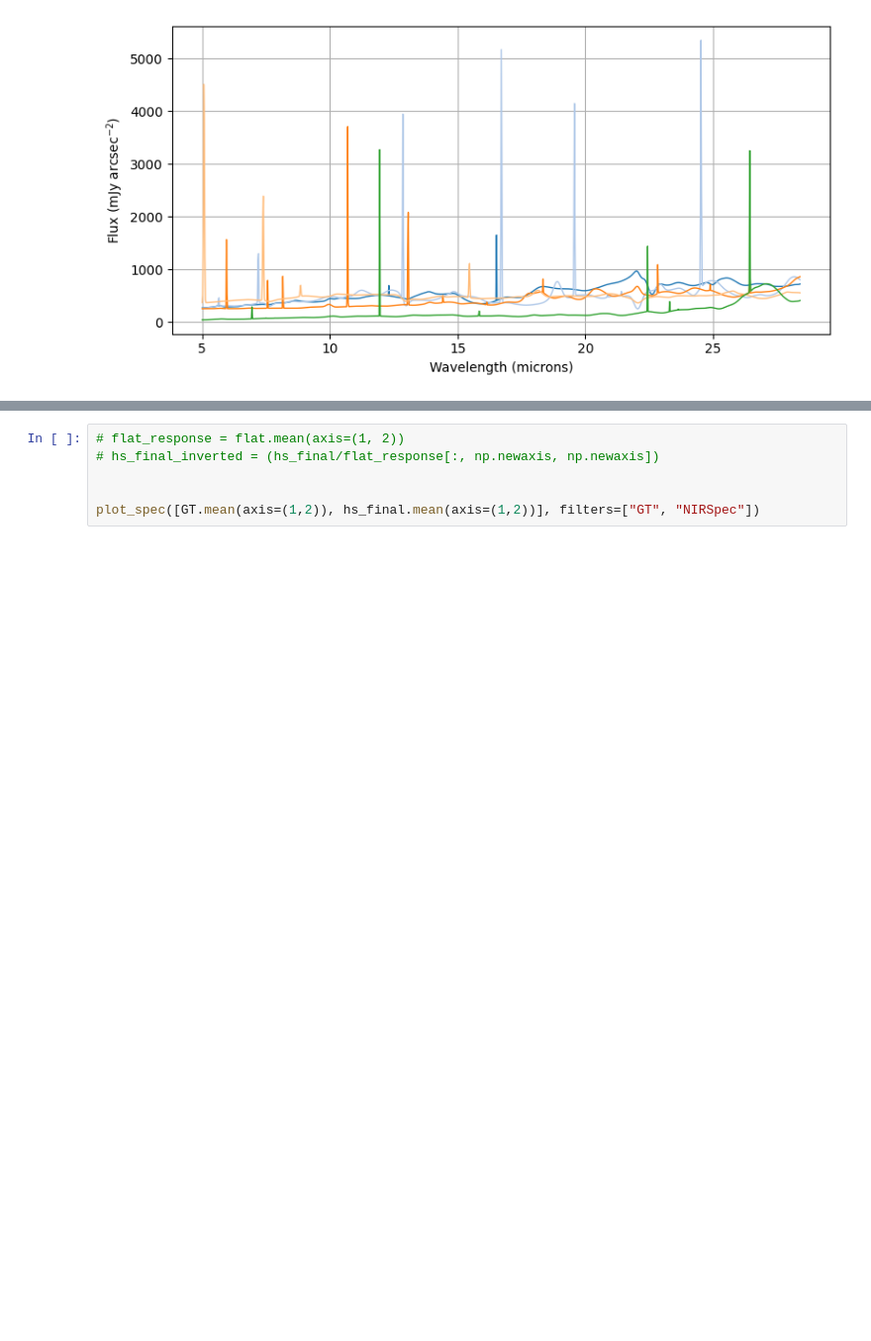
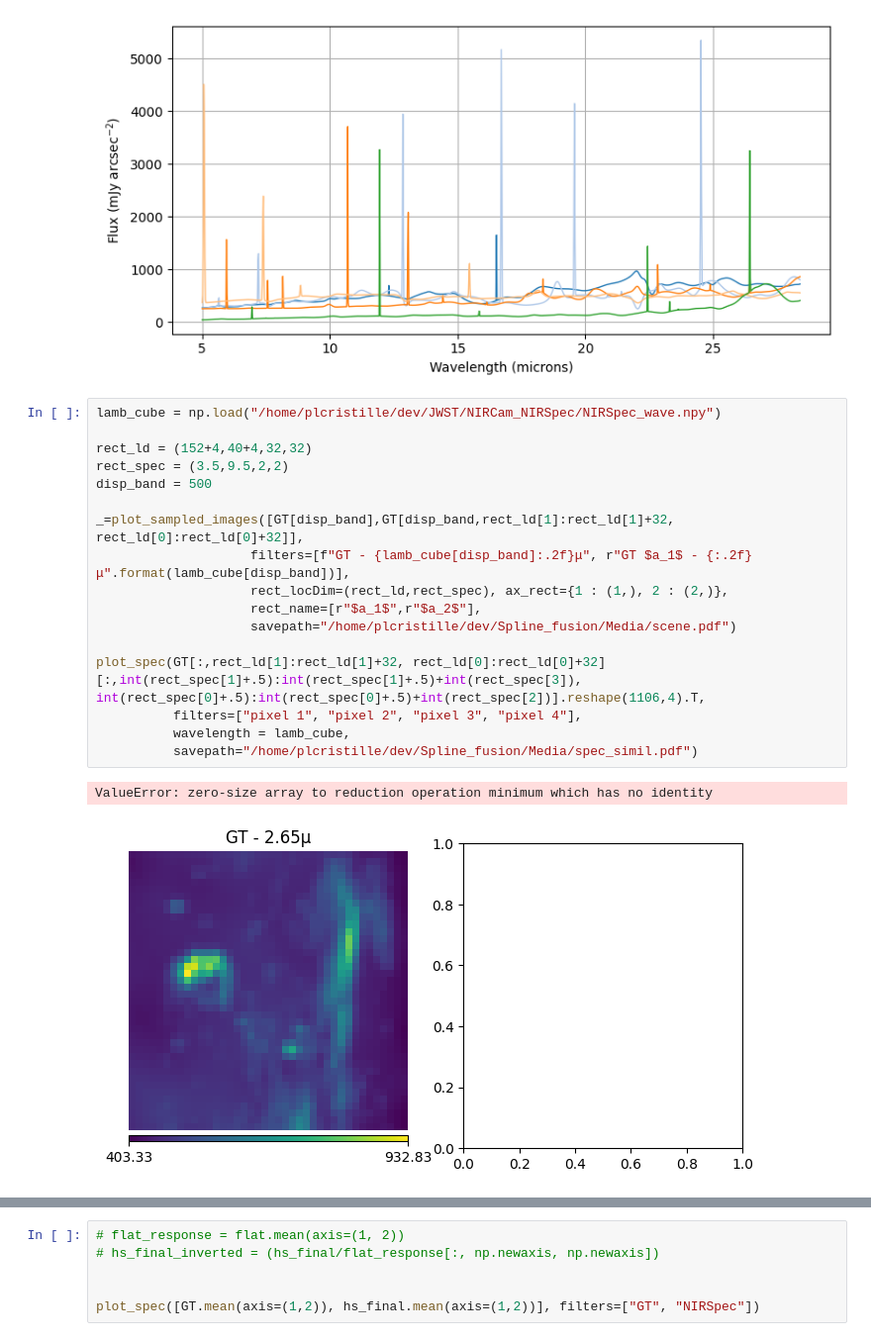
Before and after one commit to Pierre-LaurentC/MS-HS-Fusion-Study-Case, a Jupyter notebook: prepare_new_test.ipynb, the cells around one changed output, grey strips where cells are left out. Shown: that part at 99% size. Saved outputs shown, nothing was run; the diff lists cells and outputs as text; blank space fills up the shorter version.

```diff
--- a/prepare_new_test.ipynb
+++ b/prepare_new_test.ipynb
@@ -144,6 +144,26 @@ maps, L_specs = true_maps, mixture_specs
 plot_spec(L_specs)
 # %% [output]
 [figure]
+# %%
+lamb_cube = np.load("/home/plcristille/dev/JWST/NIRCam_NIRSpec/NIRSpec_wave.npy")
+
+rect_ld = (152+4,40+4,32,32)
+rect_spec = (3.5,9.5,2,2)
+disp_band = 500
+
+_=plot_sampled_images([GT[disp_band],GT[disp_band,rect_ld[1]:rect_ld[1]+32, rect_ld[0]:rect_ld[0]+32]],
+                    filters=[f"GT - {lamb_cube[disp_band]:.2f}μ", r"GT $a_1$ - {:.2f}μ".format(lamb_cube[disp_band])],
+                    rect_locDim=(rect_ld,rect_spec), ax_rect={1 : (1,), 2 : (2,)},
+                    rect_name=[r"$a_1$",r"$a_2$"],
+                    savepath="/home/plcristille/dev/Spline_fusion/Media/scene.pdf")
+
+plot_spec(GT[:,rect_ld[1]:rect_ld[1]+32, rect_ld[0]:rect_ld[0]+32][:,int(rect_spec[1]+.5):int(rect_spec[1]+.5)+int(rect_spec[3]), int(rect_spec[0]+.5):int(rect_spec[0]+.5)+int(rect_spec[2])].reshape(1106,4).T,
+          filters=["pixel 1", "pixel 2", "pixel 3", "pixel 4"],
+          wavelength = lamb_cube,
+          savepath="/home/plcristille/dev/Spline_fusion/Media/spec_simil.pdf")
+# %% [output]
+ValueError: zero-size array to reduction operation minimum which has no identity
+[figure, added]
 # %%
 reload(instrument_models)
 
```
Also changed, not shown: parts of 2 cells of this notebook, 2 other files.
